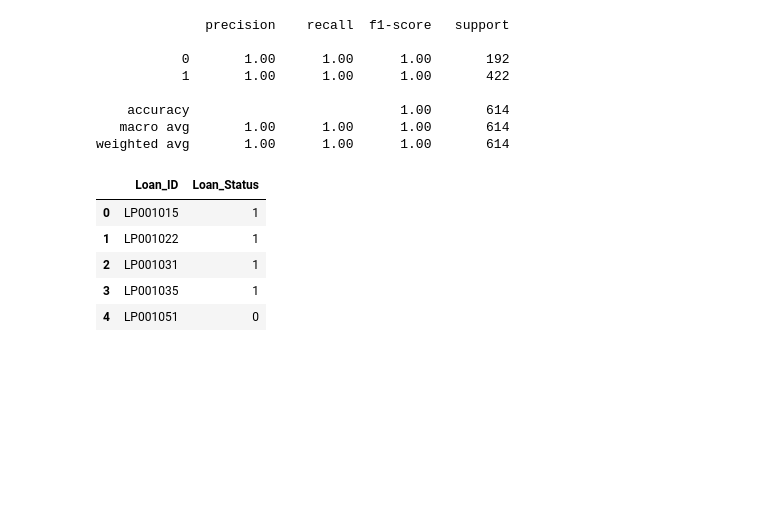
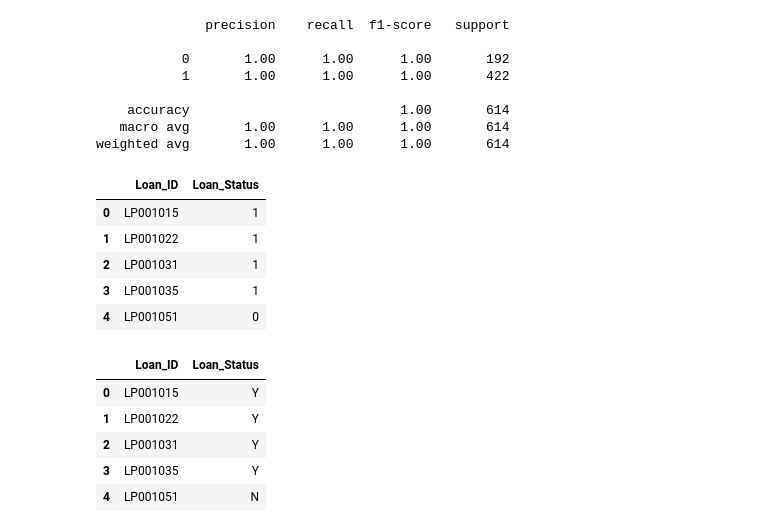
Before and after one commit to incognito-r/Hackathon, a Jupyter notebook: Loan-Prediction/model1.ipynb, the cells around one changed output. Saved outputs shown, nothing was run; the diff lists cells and outputs as text; code cells hidden in the pictures; blank space fills up the shorter version.

```diff
--- a/Loan-Prediction/model1.ipynb
+++ b/Loan-Prediction/model1.ipynb
@@ -386,0 +398,16 @@ predictions.to_csv('predictions.csv', index=False)
+# %%
+# remap the output
+mapping = {
+    1: 'Y',
+    0: 'N'
+}
+
+predictions['Loan_Status'] = predictions['Loan_Status'].map(mapping)
+predictions.head()
+# %% [output]
+|  | Loan_ID | Loan_Status |
+| 0 | LP001015 | Y |
+| 1 | LP001022 | Y |
+| 2 | LP001031 | Y |
+| 3 | LP001035 | Y |
+| 4 | LP001051 | N |
```
Also changed, not shown: parts of 11 cells of this notebook, 6 other files.
